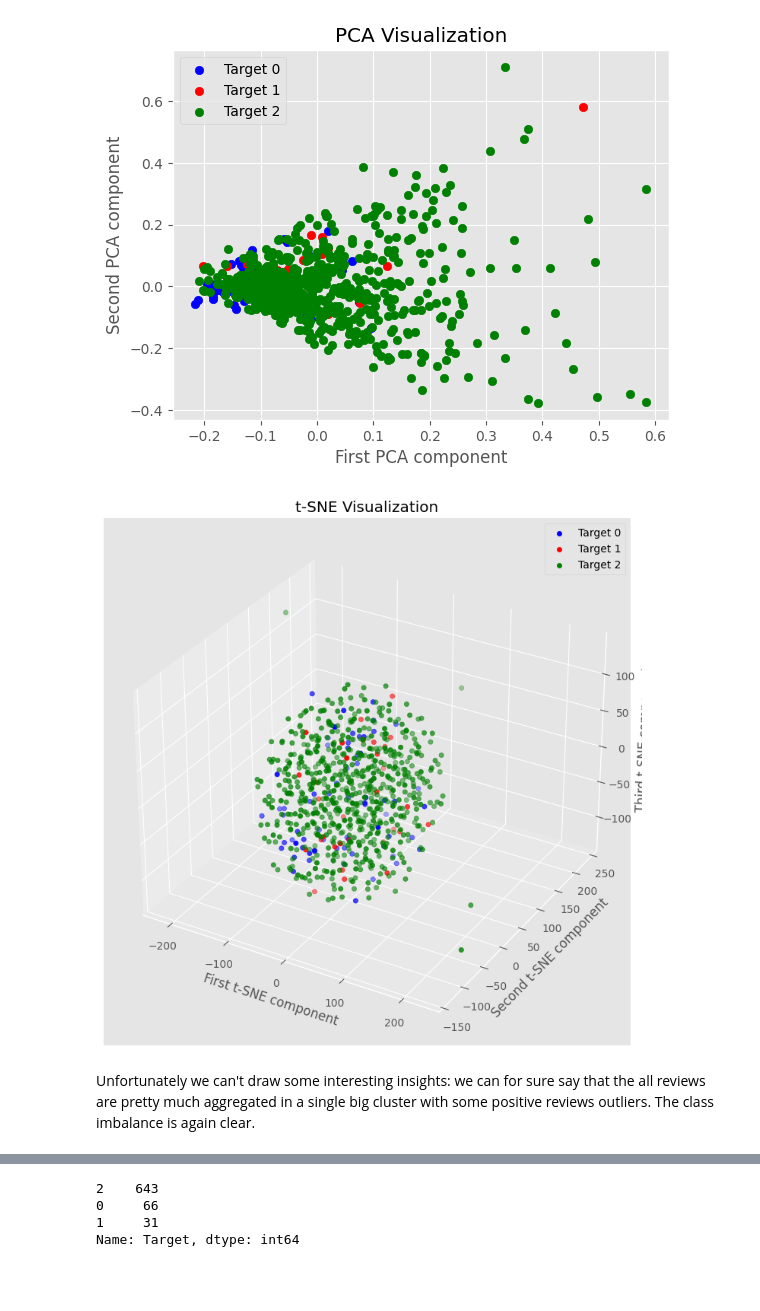
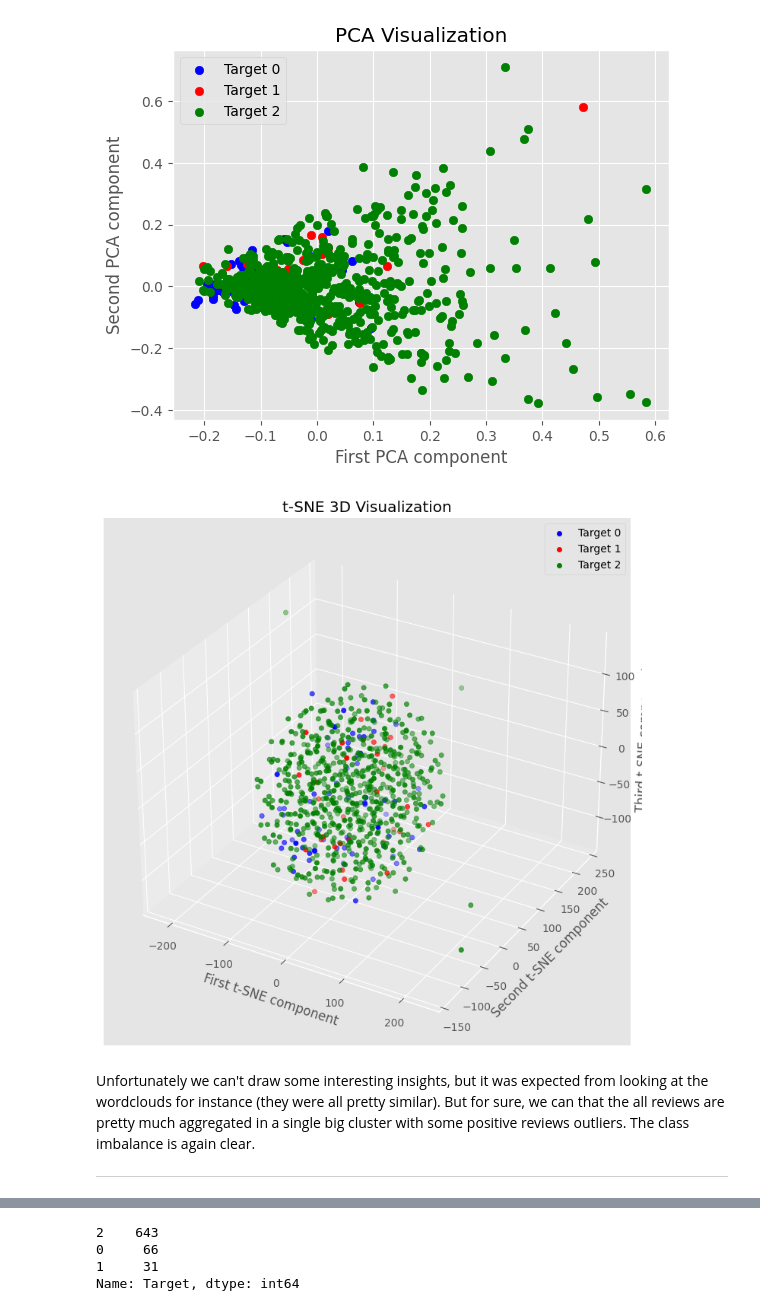
Before and after one commit to DavidAlexanderMoe/Sentiment-Analysis-and-Web-Scraping, a Jupyter notebook: Scripts/Analysis/3. Feature Engineering, Extraction and Selection.ipynb, the cells around one changed output, grey strips where cells are left out. Saved outputs shown, nothing was run; the diff lists cells and outputs as text; code cells hidden in the pictures; blank space fills up the shorter version.

```diff
--- a/Scripts/Analysis/3. Feature Engineering, Extraction and Selection.ipynb
+++ b/Scripts/Analysis/3. Feature Engineering, Extraction and Selection.ipynb
@@ -247,26 +240,28 @@ X_embedded = tsne.fit_transform(X.toarray())
 # %%
 target_colors = ['blue', 'red', 'green']  # Define colors for each target value
 labs = df['Target'].values
 
 fig = plt.figure(figsize=(9,9))
 ax = fig.add_subplot(111, projection='3d')
 
 for value in set(labs):
     ax.scatter(
         X_embedded[labs == value, 0],
         X_embedded[labs == value, 1],
         X_embedded[labs == value, 2],  # Add the third dimension of t-SNE embeddings
         color=target_colors[value],
         label=f"Target {value}"
     )
 
-ax.set_title("t-SNE Visualization")
+ax.set_title("t-SNE 3D Visualization")
 ax.set_xlabel("First t-SNE component")
 ax.set_ylabel("Second t-SNE component")
 ax.set_zlabel("Third t-SNE component")
 ax.legend()
 plt.show()
 # %% [output]
-[figure, old version]
+[figure, new version]
 # %% [markdown]
-Unfortunately we can't draw some interesting insights: we can for sure say that the all reviews are pretty much aggregated in a single big cluster with some positive reviews outliers. The class imbalance is again clear.
+Unfortunately we can't draw some interesting insights, but it was expected from looking at the wordclouds for instance (they were all pretty similar). But for sure, we can that the all reviews are pretty much aggregated in a single big cluster with some positive reviews outliers. The class imbalance is again clear.
+
+---
```
Also changed, not shown: parts of 33 cells of this notebook.
